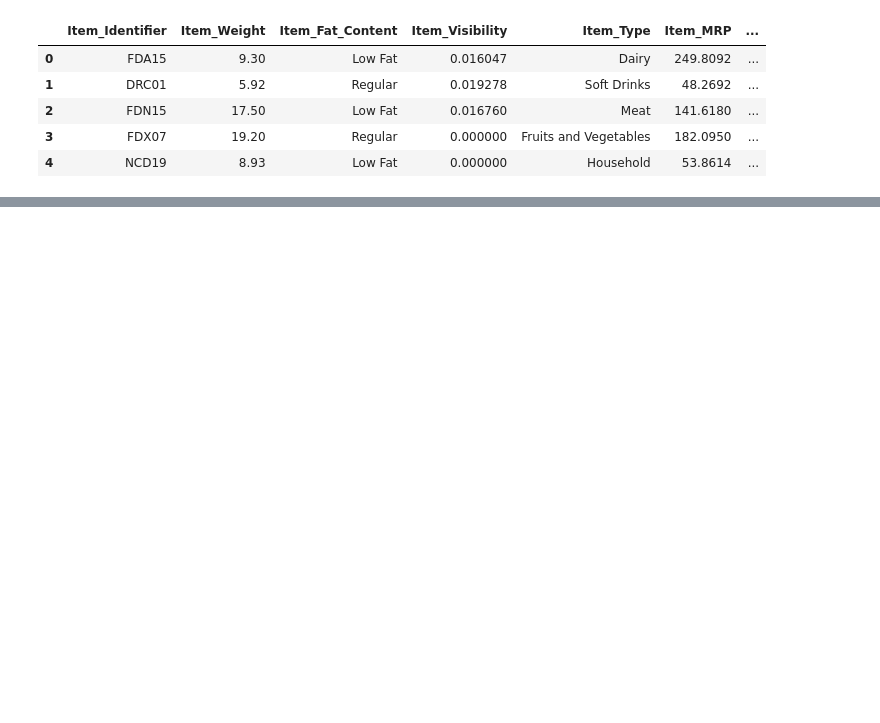
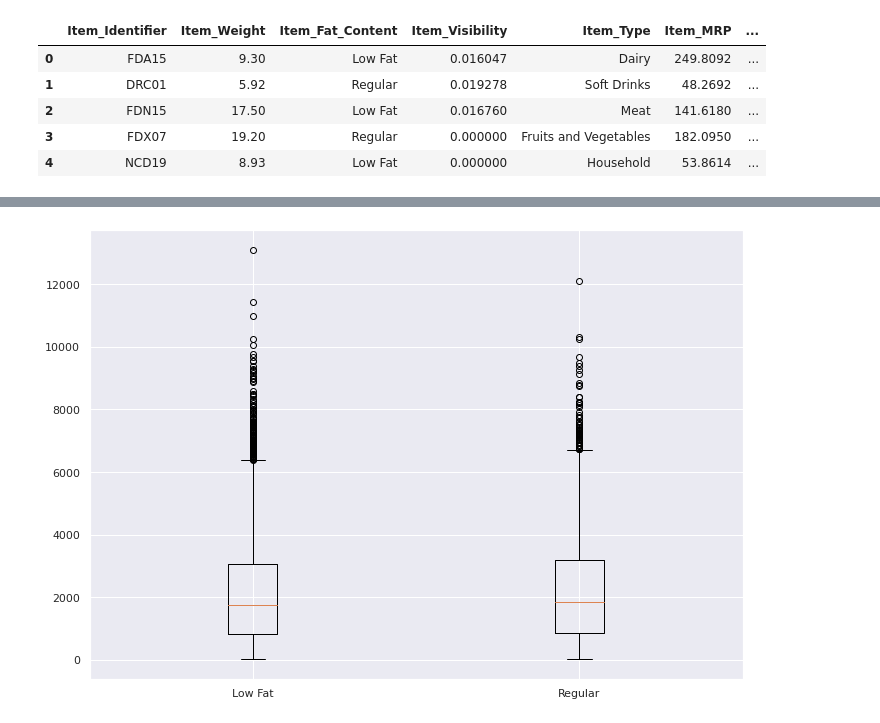
Before and after one commit to RemnantArgon001/food-sales-predictions, a Jupyter notebook: food_sales_predictions.ipynb, the cells around one changed output, grey strips where cells are left out. Cells and saved outputs as stored; diff of their text form; code cells hidden in the pictures; blank space fills up the shorter version.

```diff
--- a/food_sales_predictions.ipynb
+++ b/food_sales_predictions.ipynb
@@ -15,0 +268,7 @@ df.head()
+# %%
+Low_Fat = df.loc[df['Item_Fat_Content']=='Low Fat','Item_Outlet_Sales'].values;
+Regular_Fat = df.loc[df['Item_Fat_Content']=='Regular','Item_Outlet_Sales'].values;
+# %%
+plt.boxplot([Low_Fat,Regular_Fat],labels=['Low Fat','Regular']);
+# %% [output]
+[figure, added]
```
Also changed, not shown: parts of 31 cells of this notebook.
